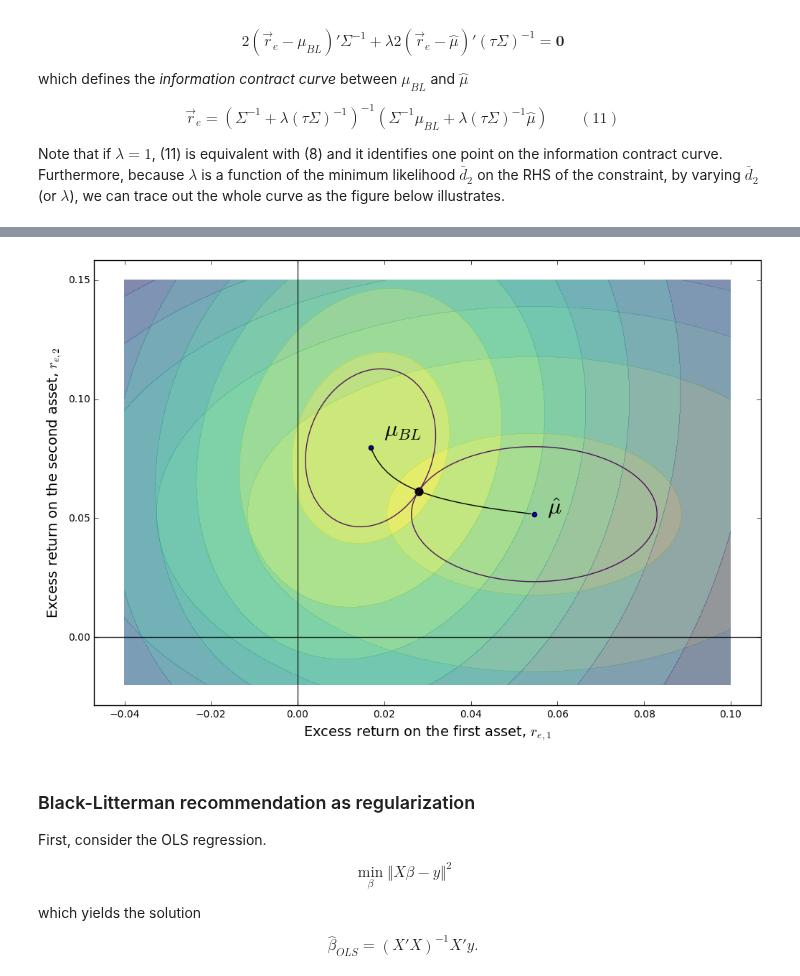
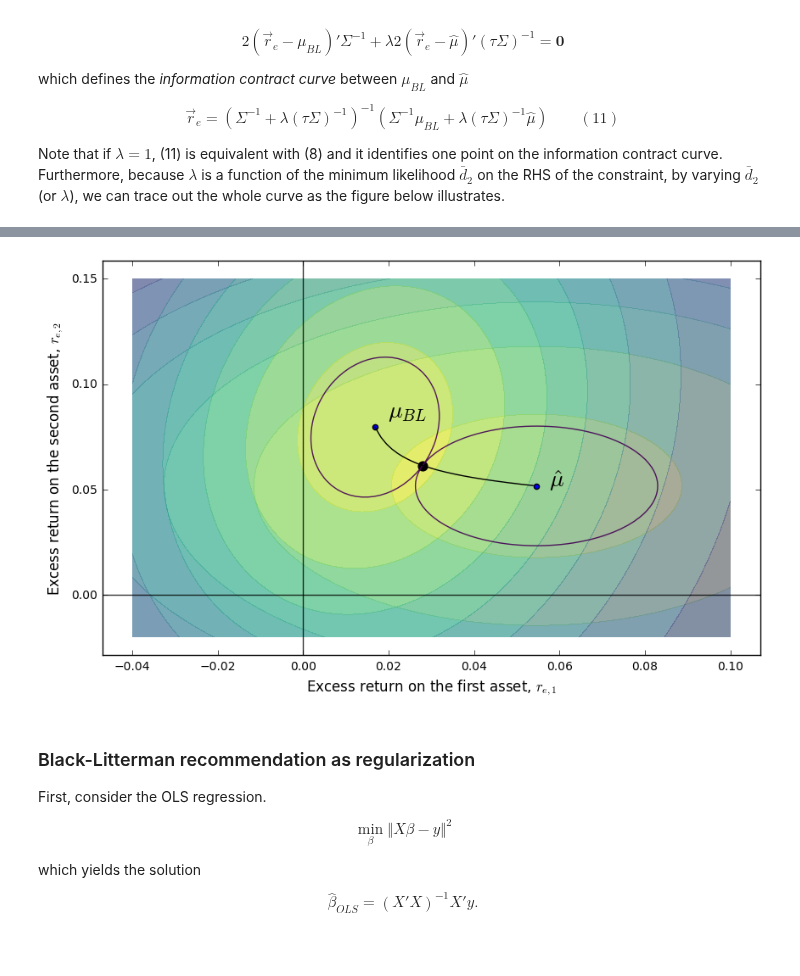
Before and after one commit to QuantEcon/QuantEcon.notebooks, a Jupyter notebook: black_litterman.ipynb, the cells around one changed output, grey strips where cells are left out. Saved outputs shown, nothing was run; the diff lists cells and outputs as text; code cells hidden in the pictures; blank space fills up the shorter version.

```diff
--- a/black_litterman.ipynb
+++ b/black_litterman.ipynb
@@ -253,15 +253,15 @@ d_m = r_m/sigma_m
 # Derive "view" which would induce market portfolio
 mu_m = (d_m * Sigma_est @ w_m).reshape(N, 1)
 
-fig, ax = plt.subplots(figsize = (10, 6))
-ax.set_title(r'Difference between $\hat{\mu}$ (estimate) and $\mu_{BL}$ (market implied)', fontsize = 15)
+fig, ax = plt.subplots(figsize = (8, 5))
+ax.set_title(r'Difference between $\hat{\mu}$ (estimate) and $\mu_{BL}$ (market implied)', fontsize = 12)
 ax.plot(np.arange(N) + 1, Mu_est, 'o', color = 'k', label = '$\hat{\mu}$')
 ax.plot(np.arange(N) + 1, mu_m, 'o', color = 'r', label = '$\mu_{BL}$')
 ax.vlines(np.arange(N) + 1, mu_m, Mu_est, lw = 1)
 ax.axhline(0, color = 'k', linestyle = '--')
 ax.set_xlim([0, N + 1])
-ax.set_xlabel('Assets', fontsize = 14)
+ax.set_xlabel('Assets', fontsize = 11)
 ax.xaxis.set_ticks(np.arange(1, N + 1, 1))
-plt.legend(numpoints = 1, loc = 'best', fontsize = 13)
+plt.legend(numpoints = 1, loc = 'best', fontsize = 11)
 plt.show()
 # %% [output]
@@ -521,44 +521,46 @@ To illustrate the fact that this is not necessarily the case, consider another e
 # %%
-lamb_grid = np.linspace(.001, 20000, 1000)
-curve = np.asarray([Black_Litterman(l, mu_m, Mu_est, Sigma_est, tau*np.eye(N)).flatten() for l in lamb_grid])
+lamb_grid2 = np.linspace(.001, 20000, 1000)
+curve2 = np.asarray([Black_Litterman(l, mu_m_new, Mu_est_new, Sigma_est_new,
+                                    tau_new*np.eye(N_new)).flatten() for l in lamb_grid2])
 
-lamb_slider = FloatSlider(min = 5, max = 1500, step = 100, value = 200)
+lamb_slider2 = FloatSlider(min = 5, max = 1500, step = 100, value = 200)
 
-@interact(lamb = lamb_slider)
+@interact(lamb = lamb_slider2)
 def decolletage(lamb):
-    dist_r_BL = stat.multivariate_normal(mu_m.squeeze(), Sigma_est)
-    dist_r_hat = stat.multivariate_normal(Mu_est.squeeze(), tau * np.eye(N))
+    dist_r_BL = stat.multivariate_normal(mu_m_new.squeeze(), Sigma_est_new)
+    dist_r_hat = stat.multivariate_normal(Mu_est_new.squeeze(), tau_new * np.eye(N_new))
 
     X, Y = np.meshgrid(r1, r2)
     Z_BL = np.zeros((N_r1, N_r2))
     Z_hat = np.zeros((N_r1, N_r2))
 
     for i in range(N_r1):
         for j in range(N_r2):
             Z_BL[i, j] = dist_r_BL.pdf(np.hstack([X[i, j], Y[i, j]]))
             Z_hat[i, j] = dist_r_hat.pdf(np.hstack([X[i, j], Y[i, j]]))
 
-    mu_tilde = Black_Litterman(lamb, mu_m, Mu_est, Sigma_est, tau * np.eye(N)).flatten()
+    mu_tilde_new = Black_Litterman(lamb, mu_m_new, Mu_est_new, Sigma_est_new,
+                                   tau_new * np.eye(N_new)).flatten()
 
-    fig, ax = plt.subplots(figsize = (12, 8))
+    fig, ax = plt.subplots(figsize = (10, 6))
     ax.contourf(X, Y, Z_hat, cmap = 'viridis', alpha = .4)
     ax.contourf(X, Y, Z_BL, cmap = 'viridis', alpha = .4)
-    ax.contour(X, Y, Z_BL, [dist_r_BL.pdf(mu_tilde)], cmap='viridis', alpha =.9)
-    ax.contour(X, Y, Z_hat, [dist_r_hat.pdf(mu_tilde)], cmap='viridis', alpha =.9)
-    ax.scatter(Mu_est[0], Mu_est[1])
-    ax.scatter(mu_m[0], mu_m[1])
+    ax.contour(X, Y, Z_BL, [dist_r_BL.pdf(mu_tilde_new)], cmap='viridis', alpha =.9)
+    ax.contour(X, Y, Z_hat, [dist_r_hat.pdf(mu_tilde_new)], cmap='viridis', alpha =.9)
+    ax.scatter(Mu_est_new[0], Mu_est_new[1])
+    ax.scatter(mu_m_new[0], mu_m_new[1])
 
-    ax.scatter(mu_tilde[0], mu_tilde[1], color = 'k', s = 20*3)
+    ax.scatter(mu_tilde_new[0], mu_tilde_new[1], color = 'k', s = 20*3)
 
-    ax.plot(curve[:, 0], curve[:, 1], color = 'k')
+    ax.plot(curve2[:, 0], curve2[:, 1], color = 'k')
     ax.axhline(0, color = 'k', alpha = .8)
     ax.axvline(0, color = 'k', alpha = .8)
-    ax.set_xlabel(r'Excess return on the first asset, $r_{e, 1}$', fontsize = 14)
-    ax.set_ylabel(r'Excess return on the second asset, $r_{e, 2}$', fontsize = 14)
-    ax.text(Mu_est[0] + 0.003, Mu_est[1], r'$\hat{\mu}$', fontsize = 23)
-    ax.text(mu_m[0] + 0.003, mu_m[1] + 0.005, r'$\mu_{BL}$', fontsize = 23)
+    ax.set_xlabel(r'Excess return on the first asset, $r_{e, 1}$', fontsize = 12)
+    ax.set_ylabel(r'Excess return on the second asset, $r_{e, 2}$', fontsize = 12)
+    ax.text(Mu_est_new[0] + 0.003, Mu_est_new[1], r'$\hat{\mu}$', fontsize = 20)
+    ax.text(mu_m_new[0] + 0.003, mu_m_new[1] + 0.005, r'$\mu_{BL}$', fontsize = 20)
 # %% [output]
-[figure, old version]
+[figure, new version]
 # %% [markdown]
 ### Black-Litterman recommendation as regularization
 
```
Also changed, not shown: parts of 12 cells of this notebook.
